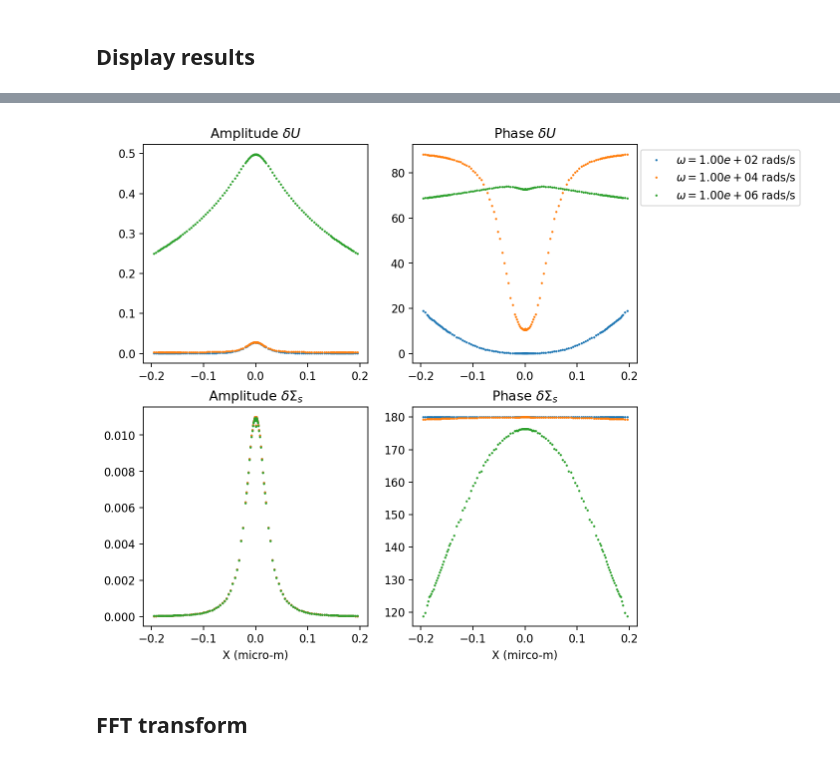
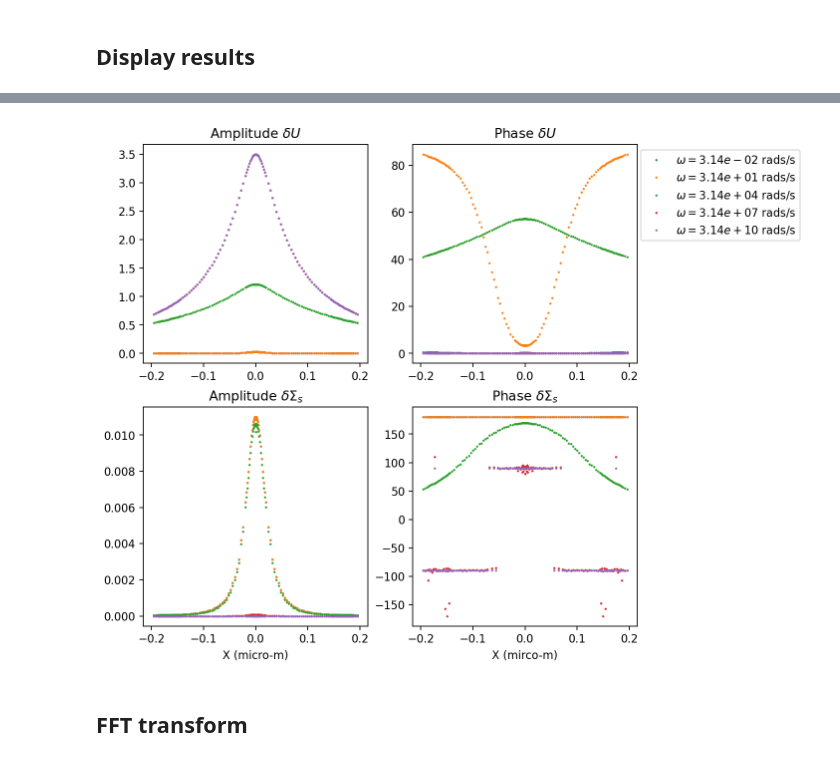
Before and after one commit to yuccadrew/sip, a Jupyter notebook: test_sip.ipynb, the cells around one changed output, grey strips where cells are left out. Cells and saved outputs as stored; diff of their text form; code cells hidden in the pictures.

```diff
--- a/test_sip.ipynb
+++ b/test_sip.ipynb
@@ -1631,8 +1608,6 @@ edge_flags [0 1 2 3 4 5 6 7]
 # %% [markdown]
 ## Mesh properties <a id="4.2"></a>
 # %%
-nrep=1
-
 def set_mesh():
     #modify user inputs below
     mesh_prefix='slab_2d'
@@ -1715,7 +1690,7 @@ def set_physics():
     rel_perm_electrolyte=80.0 #relative permittivity of bulk electrolyte [F/m]
     rel_perm_solid=4.5 #relative permittivity of solid particle [F/m]
     mobility_electrolyte=5e-8 #mobility of sodium cation in bulk electrolyte [m^2/(Vs)]
-    mobility_stern=5e-9 #mobility in Stern layer [m^2/(Vs)]
+    mobility_stern=5e-11 #mobility in Stern layer [m^2/(Vs)]
     sigma_solid=-0.01 #surface charge density in solid [C/m^2]
 
     temp_K=293 #room/ambient temperature [K]
@@ -1783,9 +1758,6 @@ Done
 # %% [markdown]
 ## Perturbed solution <a id="4.3"></a>
 # %%
-e0=1e2
-nrep=1
-
 def set_materials1d(mesh,physics,u1d,freq,case):
     print('TEST CASE IS:',case)
     print('Setting material properties in Stern layer')
@@ -1822,8 +1794,10 @@ def set_materials1d(mesh,physics,u1d,freq,case):
 
     nodes=mesh['nodes']
     edges=mesh['edges']
-    mids2d_edge=compute_mids2d_edge(nodes,edges,dist_factor=1.0)
+    mids2d_edge=compute_mids2d_edge(nodes,edges,dist_factor=1.0,local=True)
+    #mids2d_edge[:]=1.0
 
+    #shall below be mids2d_edge or mids1d_edge; need to be verified
     c[in_stern]=physics['diffusion_stern']*mids2d_edge[in_stern,0]
     gamma_x[in_stern]=-physics['mobility_stern']*physics['sigma_stern']*mids2d_edge[in_stern,0] #coupled coefficient
     a[in_stern]=1j*freq*mids2d_edge[in_stern,0]
@@ -1881,7 +1855,7 @@ def set_materials2d(mesh,physics,u2d,freq,case): #modified from set_materials3d
     nodes=mesh['nodes']
     elements=mesh['elements']
     edges=mesh['edges']
-    mids2d_edge=compute_mids2d_edge(nodes,edges,dist_factor=1.0)
+    mids2d_edge=compute_mids2d_edge(nodes,edges,dist_factor=1.0,local=False)
     mids2d_elem=compute_mids2d_elem(nodes,elements,dist_factor=1.0)
 
     c[in_air]=perm0*mids2d_elem[in_air,0]
@@ -1951,7 +1925,7 @@ if __name__=='__main__':
     nind_active=np.unique(elements[in_active_zones,:].flatten(order='C'))
     nind_stern=np.unique(edges[in_stern,:].flatten(order='C'))
 
-    freqs=np.logspace(-2,7,19)
+    freqs=freqs=np.logspace(-2,10,13)*np.pi
     pot=np.zeros((len(freqs),len(nodes)),dtype=complex)
     sigma=np.zeros((len(freqs),len(nodes)),dtype=complex)
     for i in range(len(freqs)):
@@ -1994,3 +1968,7 @@ Time elapsed  0.02140045166015625 sec
 Done
 # %% [markdown]
 ## Display results
+# %%
+freqs=np.logspace(-2,10,13)
+print(freqs)
+print(10+2-1)
@@ -1999,35 +2003,35 @@ if __name__=='__main__':
     fig,ax=plt.subplots(2,2,figsize=(8,8),dpi=160)
     axs=ax.flatten()
 
     mask=(nodes[:,1]==0)&(np.abs(nodes[:,0])<200e-9)
     labels=[]
-#     for i in np.arange(8,19,2):
-    for i in [8,12,16]:
+#     for i in [12]:
+    for i in range(0,len(freqs),3):
         xp=np.r_[-nodes[mask,0],nodes[mask,0]]
         yp=np.r_[pot[i,mask],pot[i,mask]]
         axs[0].plot(xp*1e6,np.abs(yp),'.',markersize=2)
         axs[1].plot(xp*1e6,np.angle(yp)*180/np.pi,'.',markersize=2)
 
         xp=np.r_[-nodes[mask,0],nodes[mask,0]]
         yp=np.r_[sigma[i,mask],sigma[i,mask]]
         axs[2].plot(xp*1e6,np.abs(yp),'.',markersize=2)
         axs[3].plot(xp*1e6,np.angle(yp)*180/np.pi,'.',markersize=2)
 
         labels.append('$\omega=%.2e$ rads/s'%(freqs[i]))
 #         axs[0].set_yscale('Log')
 #         axs[2].set_yscale('Log')
 
     axs[0].set_title('Amplitude $\delta U$')
     axs[1].set_title('Phase $\delta U$')
     axs[2].set_title('Amplitude $\delta \Sigma_s$')
     axs[3].set_title('Phase $\delta \Sigma_s$')
     axs[2].set_xlabel('X (micro-m)')
     axs[3].set_xlabel('X (mirco-m)')
     axs[1].legend(labels,loc='upper right',bbox_to_anchor=(1.750,1.0))
 
     plt.savefig('slab_zoom_in.png',bbox_inches = 'tight')
     plt.show()
 # %% [output]
-[figure, old version]
+[figure, new version]
 # %% [markdown]
 ## FFT transform
```
Also changed, not shown: parts of 10 cells of this notebook.
